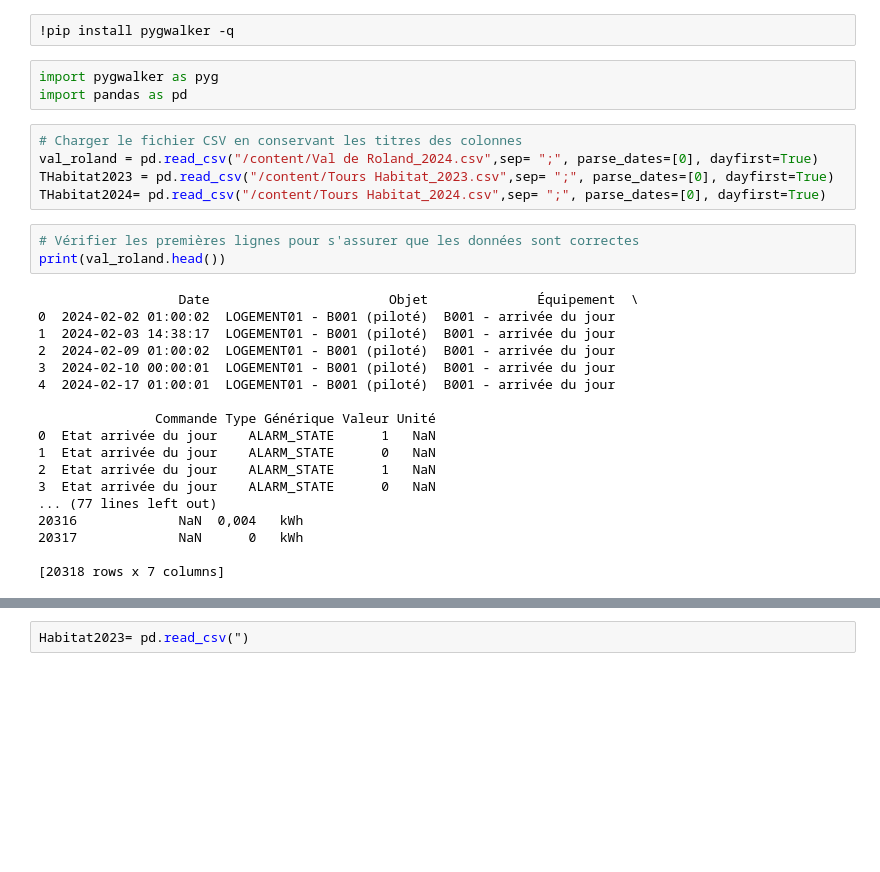
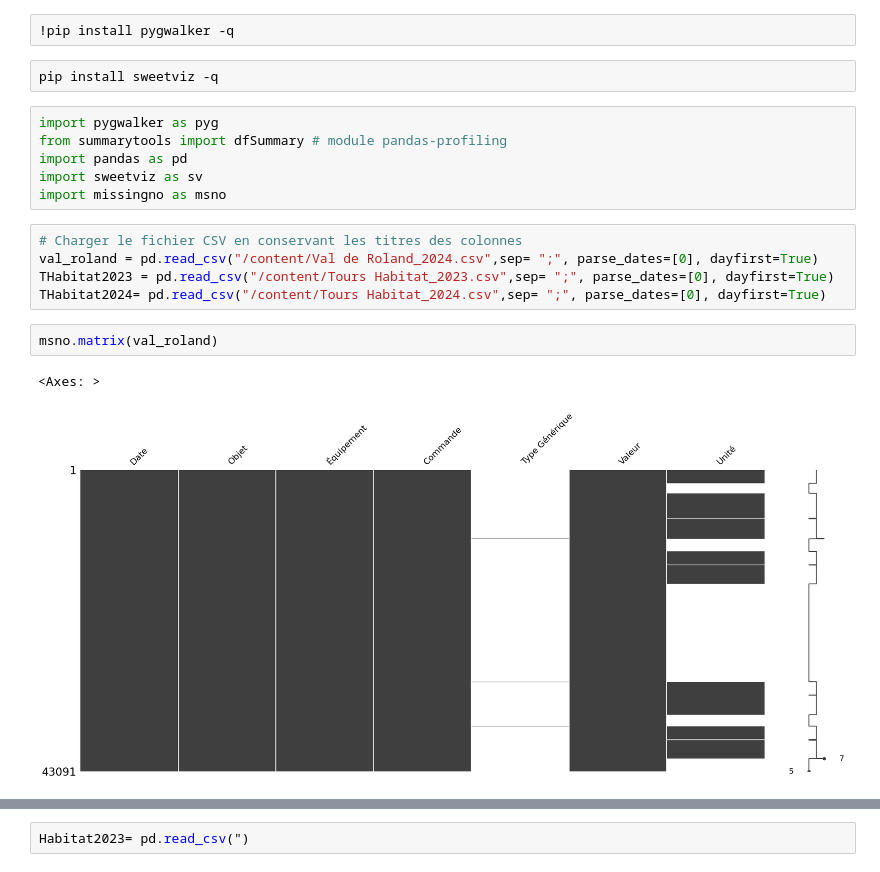
Before and after one commit to OpenClassrooms-Student-Center/7688581-Expert-Git-GitHub, a Jupyter notebook: Home.ipynb, the cells around one changed output, grey strips where cells are left out. Cells and saved outputs as stored; diff of their text form; blank space fills up the shorter version.

```diff
--- a/Home.ipynb
+++ b/Home.ipynb
@@ -3,31 +5,20 @@
 # %%
 !pip install pygwalker -q
+# %%
+pip install sweetviz -q
 # %%
 import pygwalker as pyg
+from summarytools import dfSummary # module pandas-profiling
 import pandas as pd
+import sweetviz as sv
+import missingno as msno
 # %%
 # Charger le fichier CSV en conservant les titres des colonnes
 val_roland = pd.read_csv("/content/Val de Roland_2024.csv",sep= ";", parse_dates=[0], dayfirst=True)
 THabitat2023 = pd.read_csv("/content/Tours Habitat_2023.csv",sep= ";", parse_dates=[0], dayfirst=True)
 THabitat2024= pd.read_csv("/content/Tours Habitat_2024.csv",sep= ";", parse_dates=[0], dayfirst=True)
-# %%
-# Vérifier les premières lignes pour s'assurer que les données sont correctes
-print(val_roland.head())
-# %% [output]
-                  Date                       Objet              Équipement  \
-0  2024-02-02 01:00:02  LOGEMENT01 - B001 (piloté)  B001 - arrivée du jour
-1  2024-02-03 14:38:17  LOGEMENT01 - B001 (piloté)  B001 - arrivée du jour
-2  2024-02-09 01:00:02  LOGEMENT01 - B001 (piloté)  B001 - arrivée du jour
-3  2024-02-10 00:00:01  LOGEMENT01 - B001 (piloté)  B001 - arrivée du jour
-4  2024-02-17 01:00:01  LOGEMENT01 - B001 (piloté)  B001 - arrivée du jour
-
-               Commande Type Générique Valeur Unité
-0  Etat arrivée du jour    ALARM_STATE      1   NaN
-1  Etat arrivée du jour    ALARM_STATE      0   NaN
-2  Etat arrivée du jour    ALARM_STATE      1   NaN
-3  Etat arrivée du jour    ALARM_STATE      0   NaN
-... (77 lines left out)
-20316             NaN  0,004   kWh
-20317             NaN      0   kWh
-
-[20318 rows x 7 columns]
+# %%
+msno.matrix(val_roland)
+# %% [output]
+<Axes: >
+[figure, added]
```
Also changed, not shown: parts of 33 cells of this notebook.
